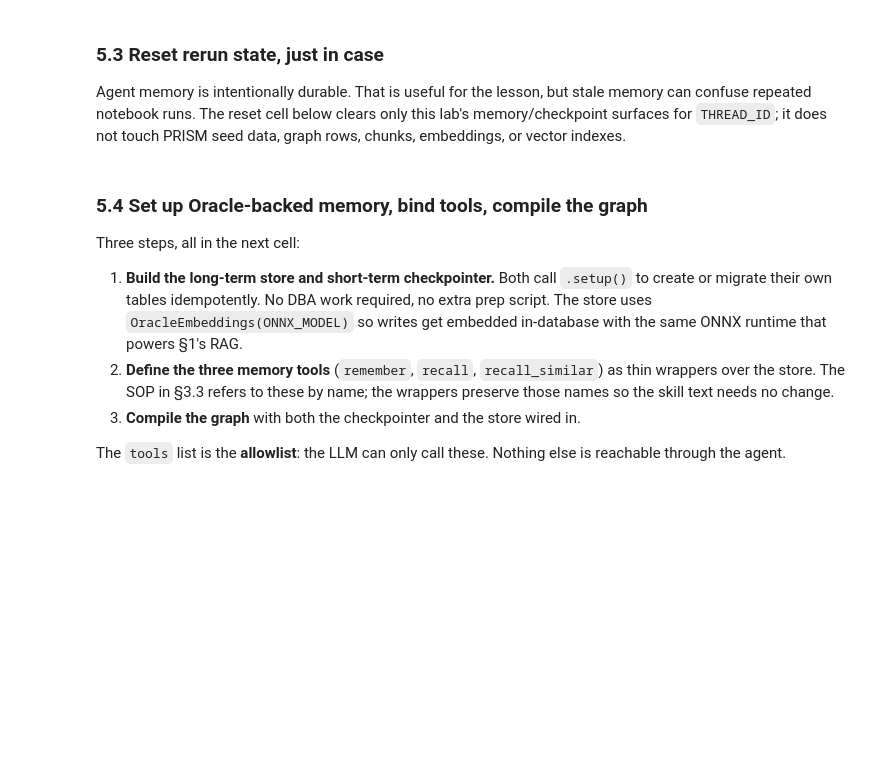
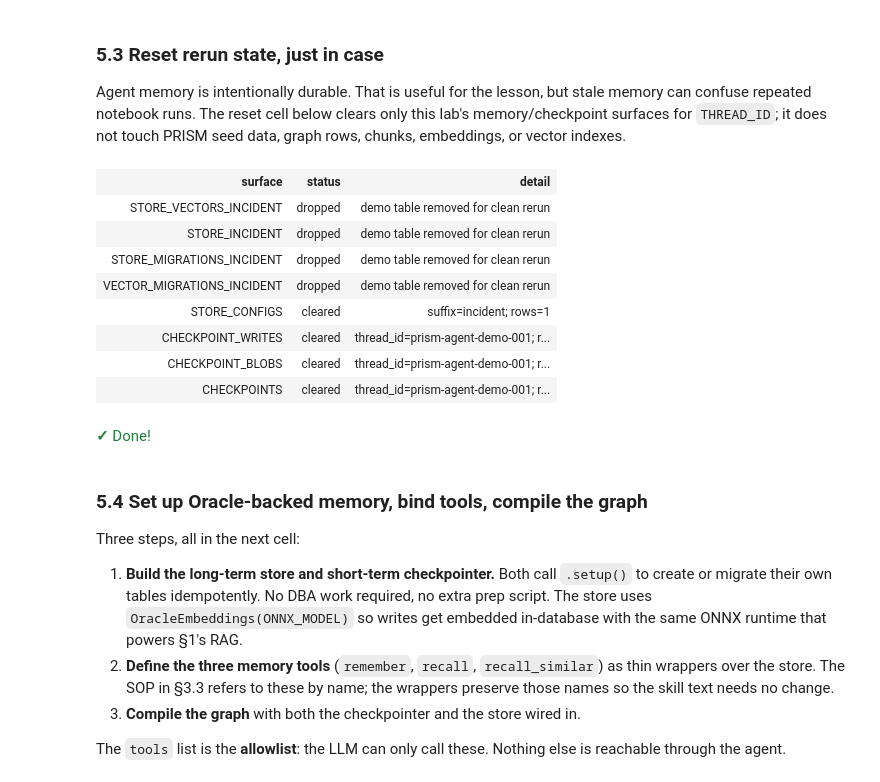
Before and after one commit to NoSQLKnowHow/LiveLabs-Image-Dev, a Jupyter notebook: ingestion/jl_notebooks/rag_to_agents/rag_to_agents_lab.ipynb, the cells around one changed output. Saved outputs shown, nothing was run; the diff lists cells and outputs as text; code cells hidden in the pictures; blank space fills up the shorter version.

```diff
--- a/ingestion/jl_notebooks/rag_to_agents/rag_to_agents_lab.ipynb
+++ b/ingestion/jl_notebooks/rag_to_agents/rag_to_agents_lab.ipynb
@@ -327,7 +463,7 @@ def check(label: str, ok_flag: bool, detail: str, fix: str, required: bool = Tru
     })
 
 
-refresh_msg = "Refresh the preloaded database image or rerun the db-startup shell scripts outside this notebook."
+refresh_msg = "Refresh the preloaded database image or rerun the db-startup shell scripts outside this notebook. The connected database must include the PRISM workshop schema and the configured ONNX embedding model."
 
 # 1. Connected as the configured application user.
 user_now, err = _try_scalar("Current user", "SELECT USER FROM DUAL")
@@ -522,19 +658,22 @@ check(
     "Use the workshop image that includes langgraph-oracledb and langchain-community.",
 )
 
-show_table(
-    ["check", "status", "detail", "fix if needed"],
-    [[c["label"], c["status"], c["detail"], c["fix"]] for c in checks],
-    max_width=95,
-)
-
 failures = [c for c in checks if c["status"] == "FAIL"]
 warnings = [c for c in checks if c["status"] == "WARN"]
+
 if failures:
+    detail_rows = [[c["label"], c["status"], c["detail"], c["fix"]] for c in checks]
+    show_table(
+        ["check", "status", "detail", "fix if needed"],
+        detail_rows,
+        max_width=95,
+    )
     msg = "\n".join(f"  - {c['label']}: {c['fix']}" for c in failures)
     raise RuntimeError(f"Readiness probe failed ({len(failures)} required checks). Fix:\n{msg}")
 
 if warnings:
+    warning_rows = [[c["label"], c["status"], c["detail"]] for c in warnings]
+    show_table(["warning", "status", "detail"], warning_rows, max_width=95)
     ok(f"READY with {len(warnings)} warning(s): required checks passed")
 else:
-    ok(f"READY: {len(checks)} checks passed")
+    ok("READY: all readiness checks passed")
@@ -1640,38 +2090,76 @@ def _delete_store_namespace(table_name: str, namespace_root: str) -> tuple[str,
         return (table_name, "review", f"{type(exc).__name__}: {str(exc)[:120]}")
 
 
+def _drop_table_if_exists(table_name: str) -> tuple[str, str, str]:
+    """Drop a demo-owned table so OracleStore can recreate it cleanly."""
+    if not _table_exists(table_name):
+        return (table_name, "skipped", "table does not exist yet")
+    try:
+        cursor.execute(f"DROP TABLE {table_name} PURGE")
+        return (table_name, "dropped", "demo table removed for clean rerun")
+    except Exception as exc:
+        return (table_name, "review", f"{type(exc).__name__}: {str(exc)[:120]}")
+
+
+def _delete_store_config_if_exists(suffix: str = "incident") -> tuple[str, str, str]:
+    if not _table_exists("STORE_CONFIGS"):
+        return ("STORE_CONFIGS", "skipped", "table does not exist yet")
+    try:
+        cursor.execute("DELETE FROM store_configs WHERE table_suffix = :suffix", {"suffix": suffix})
+        return ("STORE_CONFIGS", "cleared", f"suffix={suffix}; rows={cursor.rowcount}")
+    except Exception as exc:
+        return ("STORE_CONFIGS", "review", f"{type(exc).__name__}: {str(exc)[:120]}")
+
+
 def reset_agent_demo_state(thread_id: str = THREAD_ID) -> list[tuple[str, str, str]]:
     """Clear durable agent memory/checkpoints for a clean rerun."""
     rows: list[tuple[str, str, str]] = []
 
-    for table_name in ["STORE_VECTORS_INCIDENT", "STORE_INCIDENT"]:
-        rows.append(_delete_store_namespace(table_name, RESET_MEMORY_NAMESPACE_ROOT))
+    # OracleStore validates its saved index config on setup(). Some versions of
+    # langgraph-oracledb read numeric JSON values back as Decimal, which breaks
+    # JSON serialization during reruns. Because this is workshop demo state,
+    # reset the deterministic `incident` store completely when RESET_AGENT_STATE
+    # is True, then let store.setup() recreate it below.
+    for table_name in ["STORE_VECTORS_INCIDENT", "STORE_INCIDENT", "STORE_MIGRATIONS_INCIDENT", "VECTOR_MIGRATIONS_INCIDENT"]:
+        rows.append(_drop_table_if_exists(table_name))
+    rows.append(_delete_store_config_if_exists("incident"))
 
     checkpoint_deletes = [
         ("CHECKPOINT_WRITES", "DELETE FROM checkpoint_writes WHERE thread_id = :thread_id"),
         ("CHECKPOINT_BLOBS",  "DELETE FROM checkpoint_blobs WHERE thread_id = :thread_id"),
         ("CHECKPOINTS",       "DELETE FROM checkpoints WHERE thread_id = :thread_id"),
     ]
     for table_name, sql in checkpoint_deletes:
         if not _table_exists(table_name):
             rows.append((table_name, "skipped", "table does not exist yet"))
             continue
         try:
             cursor.execute(sql, {"thread_id": thread_id})
             rows.append((table_name, "cleared", f"thread_id={thread_id}; rows={cursor.rowcount}"))
         except Exception as exc:
             rows.append((table_name, "review", f"{type(exc).__name__}: {str(exc)[:120]}"))
 
     conn.commit()
     return rows
 
 
 if RESET_AGENT_STATE:
     reset_rows = reset_agent_demo_state(THREAD_ID)
     show_table(["surface", "status", "detail"], reset_rows, max_width=90)
     ok("Done!")
 else:
     ok(f"RESET_AGENT_STATE is False. Existing memory/checkpoints for {THREAD_ID!r} are preserved.")
+# %% [output]
+| surface | status | detail |
+| STORE_VECTORS_INCIDENT | dropped | demo table removed for clean rerun |
+| STORE_INCIDENT | dropped | demo table removed for clean rerun |
+| STORE_MIGRATIONS_INCIDENT | dropped | demo table removed for clean rerun |
+| VECTOR_MIGRATIONS_INCIDENT | dropped | demo table removed for clean rerun |
+| STORE_CONFIGS | cleared | suffix=incident; rows=1 |
+| CHECKPOINT_WRITES | cleared | thread_id=prism-agent-demo-001; r... |
+| CHECKPOINT_BLOBS | cleared | thread_id=prism-agent-demo-001; r... |
+| CHECKPOINTS | cleared | thread_id=prism-agent-demo-001; r... |
+✓ Done!
 # %% [markdown]
 ### 5.4 Set up Oracle-backed memory, bind tools, compile the graph
 
```
Also changed, not shown: parts of 44 cells of this notebook.
